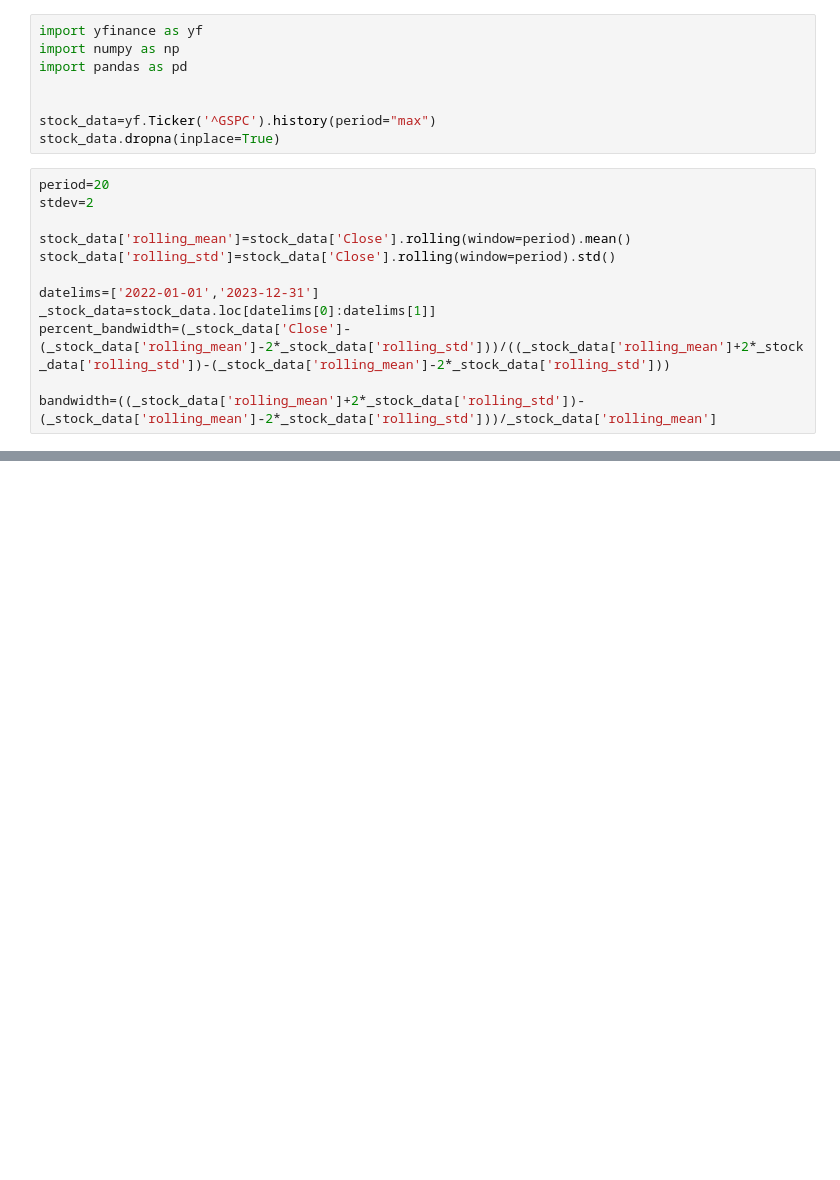
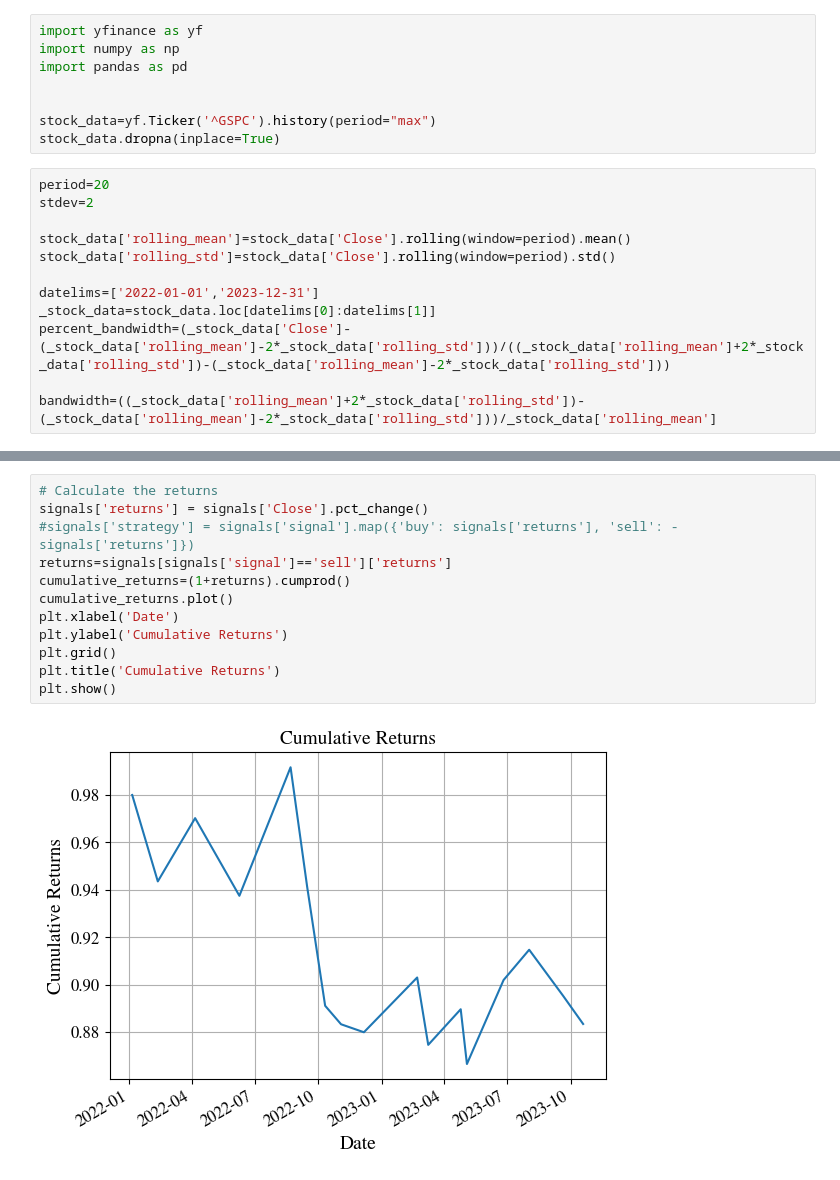
Before and after one commit to PriyadarshiAkshay/qaunt-finance, a Jupyter notebook: bollinger_bands.ipynb, the cells around one changed output, grey strips where cells are left out. Drawn from its saved outputs; the diff is of its cells as text; blank space fills up the shorter version.

```diff
--- a/bollinger_bands.ipynb
+++ b/bollinger_bands.ipynb
@@ -84,0 +191,14 @@ _stock_data['keltner_channel_upper']=_stock_data['keltner_channel_center']+stdev
+# %%
+# Calculate the returns
+signals['returns'] = signals['Close'].pct_change()
+#signals['strategy'] = signals['signal'].map({'buy': signals['returns'], 'sell': -signals['returns']})
+returns=signals[signals['signal']=='sell']['returns']
+cumulative_returns=(1+returns).cumprod()
+cumulative_returns.plot()
+plt.xlabel('Date')
+plt.ylabel('Cumulative Returns')
+plt.grid()
+plt.title('Cumulative Returns')
+plt.show()
+# %% [output]
+[figure, added]
```
Also changed, not shown: parts of 5 cells of this notebook, 1 other file.
